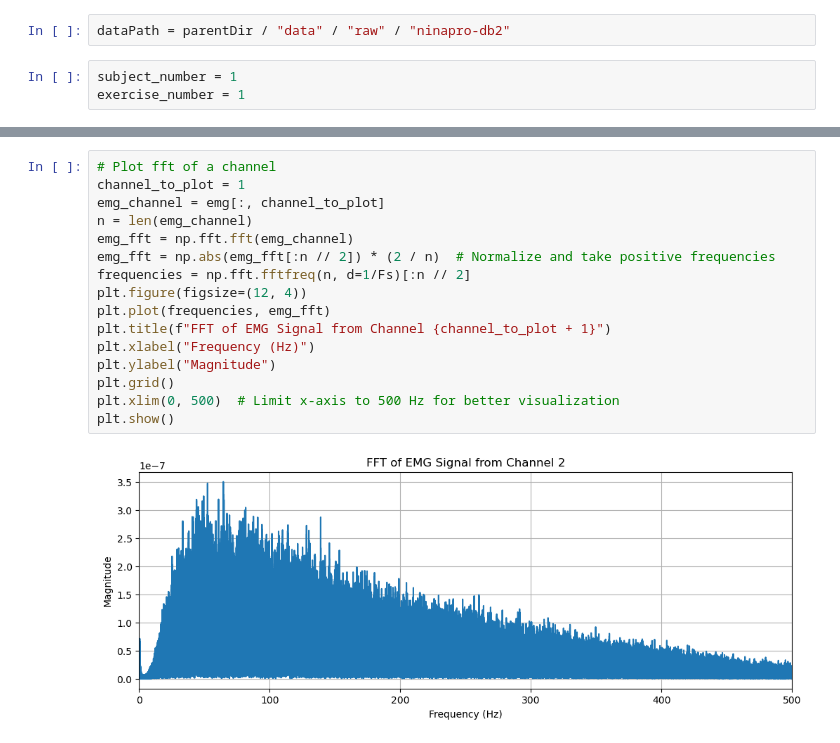
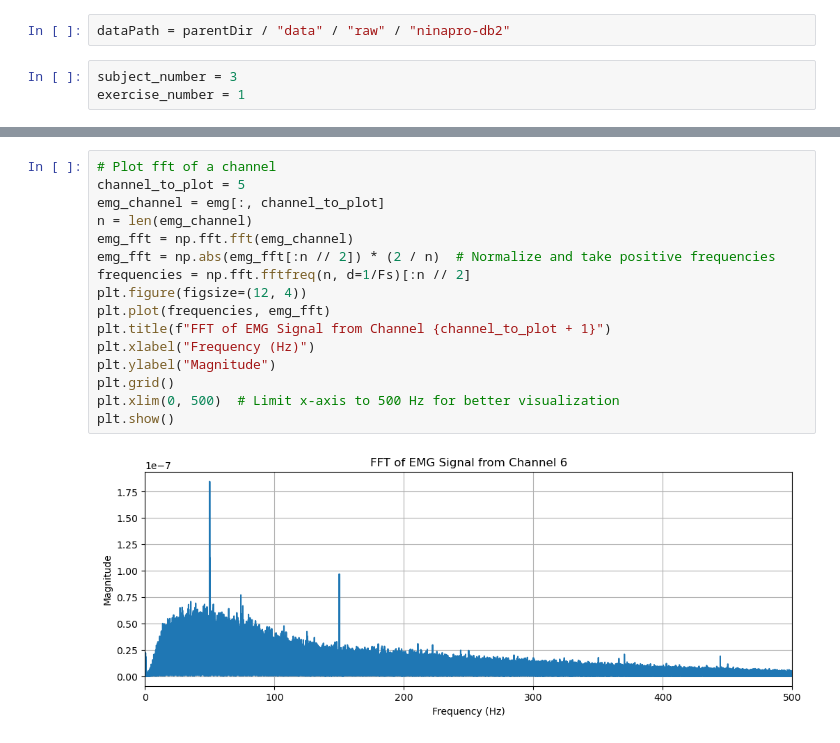
Before and after one commit to sumachinta/emg-gesture-classification-ninapro, a Jupyter notebook: notebooks/01_emg_data_exploration.ipynb, the cells around one changed output, grey strips where cells are left out. Cells and saved outputs as stored; diff of their text form.

```diff
--- a/notebooks/01_emg_data_exploration.ipynb
+++ b/notebooks/01_emg_data_exploration.ipynb
@@ -10,7 +10,7 @@ from utils.preprocess import load_ninapro_data
 # %%
 dataPath = parentDir / "data" / "raw" / "ninapro-db2"
 # %%
-subject_number = 1
+subject_number = 3
 exercise_number = 1
 # %%
 dataPath = parentDir / "data" / "raw" / "ninapro-db2"
@@ -79,18 +79,18 @@ plt.show()
 # %%
 # Plot fft of a channel
-channel_to_plot = 1
+channel_to_plot = 5
 emg_channel = emg[:, channel_to_plot]
 n = len(emg_channel)
 emg_fft = np.fft.fft(emg_channel)
 emg_fft = np.abs(emg_fft[:n // 2]) * (2 / n)  # Normalize and take positive frequencies
 frequencies = np.fft.fftfreq(n, d=1/Fs)[:n // 2]
 plt.figure(figsize=(12, 4))
 plt.plot(frequencies, emg_fft)
 plt.title(f"FFT of EMG Signal from Channel {channel_to_plot + 1}")
 plt.xlabel("Frequency (Hz)")
 plt.ylabel("Magnitude")
 plt.grid()
 plt.xlim(0, 500)  # Limit x-axis to 500 Hz for better visualization
 plt.show()
 # %% [output]
-[figure, old version]
+[figure, new version]
```
Also changed, not shown: parts of 4 cells of this notebook.
